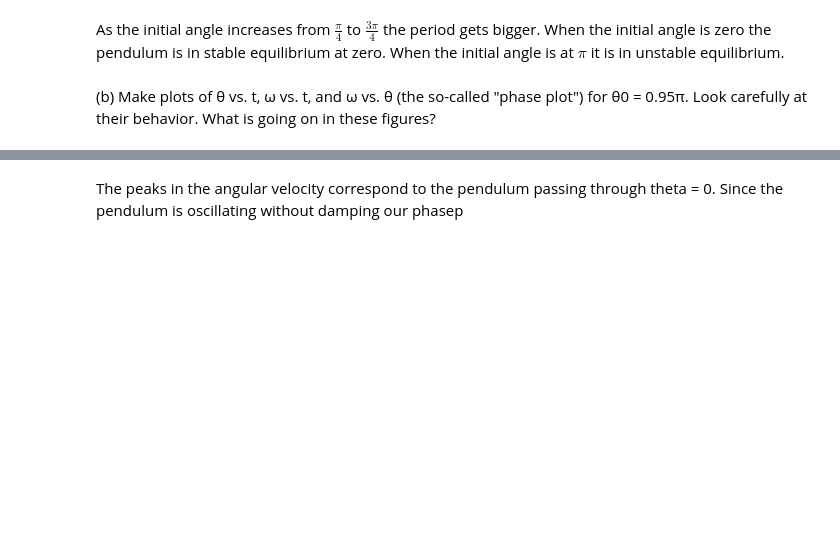
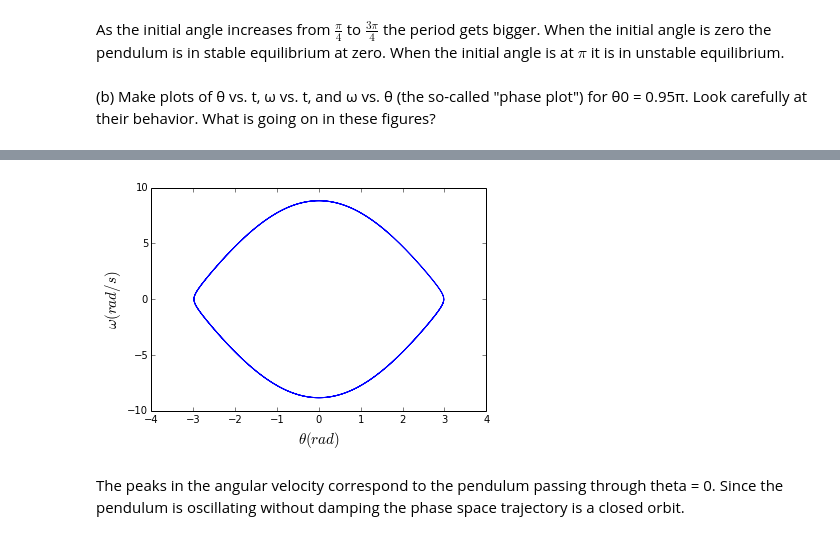
Before and after one commit to jparke08/PHYS202-S14, a Jupyter notebook: SciPy/ODEExercises.ipynb, the cells around one changed output, grey strips where cells are left out. Cells and saved outputs as stored; diff of their text form; code cells hidden in the pictures; blank space fills up the shorter version.

```diff
--- a/SciPy/ODEExercises.ipynb
+++ b/SciPy/ODEExercises.ipynb
@@ -81,2 +77,11 @@ plt.xlabel(r'$\theta (rad)$',fontsize=15)
+# %%
+plt.plot(theta[:,0],theta[:,1])
+plt.ylabel(r'$\omega (rad/s)$',fontsize=15)
+plt.xlabel(r'$\theta (rad)$',fontsize=15)
+plt.ylim(-10,10)
+plt.xlim(-4,4)
+plt.show()
+# %% [output]
+[figure, added]
 # %% [markdown]
-The peaks in the angular velocity correspond to the pendulum passing through theta = 0. Since the pendulum is oscillating without damping our phasep
+The peaks in the angular velocity correspond to the pendulum passing through theta = 0. Since the pendulum is oscillating without damping the phase space trajectory is a closed orbit.
```
Also changed, not shown: parts of 10 cells of this notebook.
